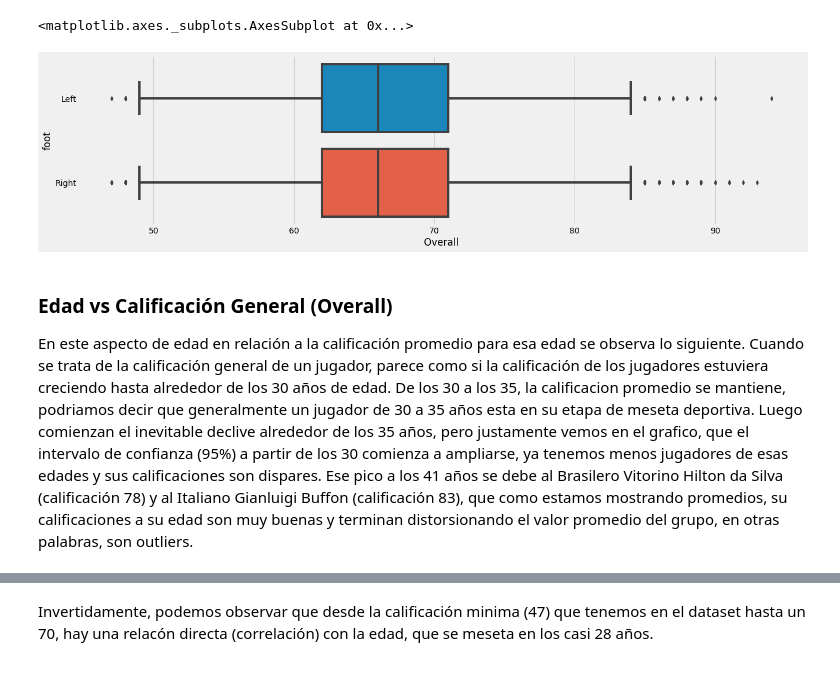
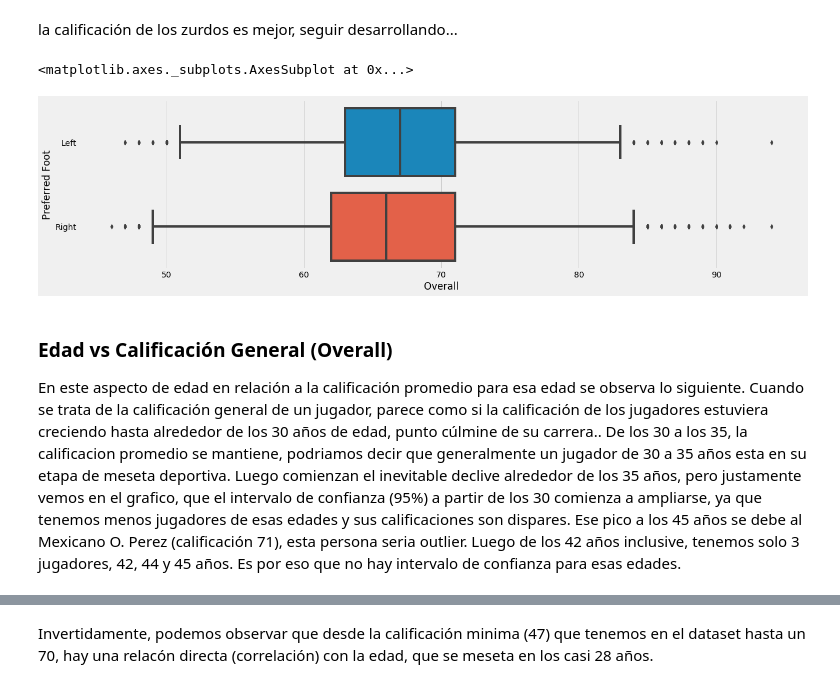
Before and after one commit to raulcarlomagno/dmuba-especializacion-futbol, a Jupyter notebook: main.ipynb, the cells around one changed output, grey strips where cells are left out. Saved outputs shown, nothing was run; the diff lists cells and outputs as text; code cells hidden in the pictures.

```diff
--- a/main.ipynb
+++ b/main.ipynb
@@ -10,7 +10,8 @@ plt.style.use('fivethirtyeight')
 pd.set_option('display.max_columns', 500)
 #pd.set_option('display.width', 1000)
 # %%
-df = pd.read_csv('fifa20_data.csv', low_memory=False)
+df = pd.read_csv('data.csv', low_memory=False)
+df.drop(df.columns[[0]], axis = 1, inplace=True)
 # %%
 df.describe()
 # %% [output]
@@ -58,0 +94,32 @@ df['Age'] = df['Age'].astype(int)
+# %%
+#gk <- "GK"
+#defs <- positions[str_detect(positions, "B$")]
+#mids <- positions[str_detect(positions, "M$")]
+#f1 <- positions[str_detect(positions, "F$")]
+#f2 <- positions[str_detect(positions, "S$")]
+#f3 <- positions[str_detect(positions, "T$")]
+#f4 <- positions[str_detect(positions, "W$")]
+#fwds <- c(f1, f2, f3, f4)
+
+def position_to_group(col):
+    if pd.isnull(col): return None
+    if col == 'GK': return col
+
+    defenders = {'CB', 'LB', 'RB', 'RWB', 'LWB', 'RCB', 'LCB'}
+    midfielders = {'CAM', 'CM', 'CDM', 'LM', 'RM', 'RCM', 'LCM', 'LDM', 'LAM', 'RDM', 'RAM'}
+    forwards = {'CF', 'RF', 'LF', 'ST', 'LW', 'RW', 'RS', 'LS'}
+
+    if col in defenders:
+        return 'DEF'
+    if col in midfielders:
+        return 'MID'
+    if col in forwards:
+        return 'FWD'
+
+    return col + ' NOT FOUND'
+
+
+#df['Position'].unique()
+#df[df['Position'].isnull()]
+df['Position Group'] = df['Position'].apply(position_to_group)
+df['Position Group'].unique()
@@ -150,13 +219,15 @@ sns.boxplot(x=df['Overall'])
+# %% [markdown]
+la calificación de los zurdos es mejor, seguir desarrollando...
 # %%
 # overall entre zurdos y diestros
 plt.figure(figsize=(20, 5))
-sns.boxplot(x='Overall', y='foot', data=df)
+sns.boxplot(x='Overall', y='Preferred Foot', data=df)
 # %% [output]
 <matplotlib.axes._subplots.AxesSubplot at 0x...>
-[figure, old version]
+[figure, new version]
 # %% [markdown]
 ### Edad vs Calificación General (Overall)
-En este aspecto de edad en relación a la calificación promedio para esa edad se observa lo siguiente. Cuando se trata de la calificación general de un jugador, parece como si la calificación de los jugadores estuviera creciendo hasta alrededor de los 30 años de edad. De los 30 a los 35, la calificacion promedio se mantiene, podriamos decir que generalmente un jugador de 30 a 35 años esta en su etapa de meseta deportiva. Luego comienzan el inevitable declive alrededor de los 35 años, pero justamente vemos en el grafico, que el intervalo de confianza (95%) a partir de los 30 comienza a ampliarse, ya tenemos menos jugadores de esas edades y sus calificaciones son dispares. Ese pico a los 41 años se debe al Brasilero Vitorino Hilton da Silva (calificación 78)	y al Italiano Gianluigi Buffon (calificación 83), que como estamos mostrando promedios, su calificaciones a su edad son muy buenas y terminan distorsionando el valor promedio del grupo, en otras palabras, son outliers.
+En este aspecto de edad en relación a la calificación promedio para esa edad se observa lo siguiente. Cuando se trata de la calificación general de un jugador, parece como si la calificación de los jugadores estuviera creciendo hasta alrededor de los 30 años de edad, punto cúlmine de su carrera.. De los 30 a los 35, la calificacion promedio se mantiene, podriamos decir que generalmente un jugador de 30 a 35 años esta en su etapa de meseta deportiva. Luego comienzan el inevitable declive alrededor de los 35 años, pero justamente vemos en el grafico, que el intervalo de confianza (95%) a partir de los 30 comienza a ampliarse, ya que tenemos menos jugadores de esas edades y sus calificaciones son dispares. Ese pico a los 45 años se debe al Mexicano O. Perez (calificación 71), esta persona seria outlier. Luego de los 42 años inclusive, tenemos solo 3 jugadores, 42, 44 y 45 años. Es por eso que no hay intervalo de confianza para esas edades.
 # %%
 plt.figure(figsize=(10, 5))
 sns.lineplot(x="Age", y="Overall", data=df)
```
Also changed, not shown: parts of 24 cells of this notebook.
